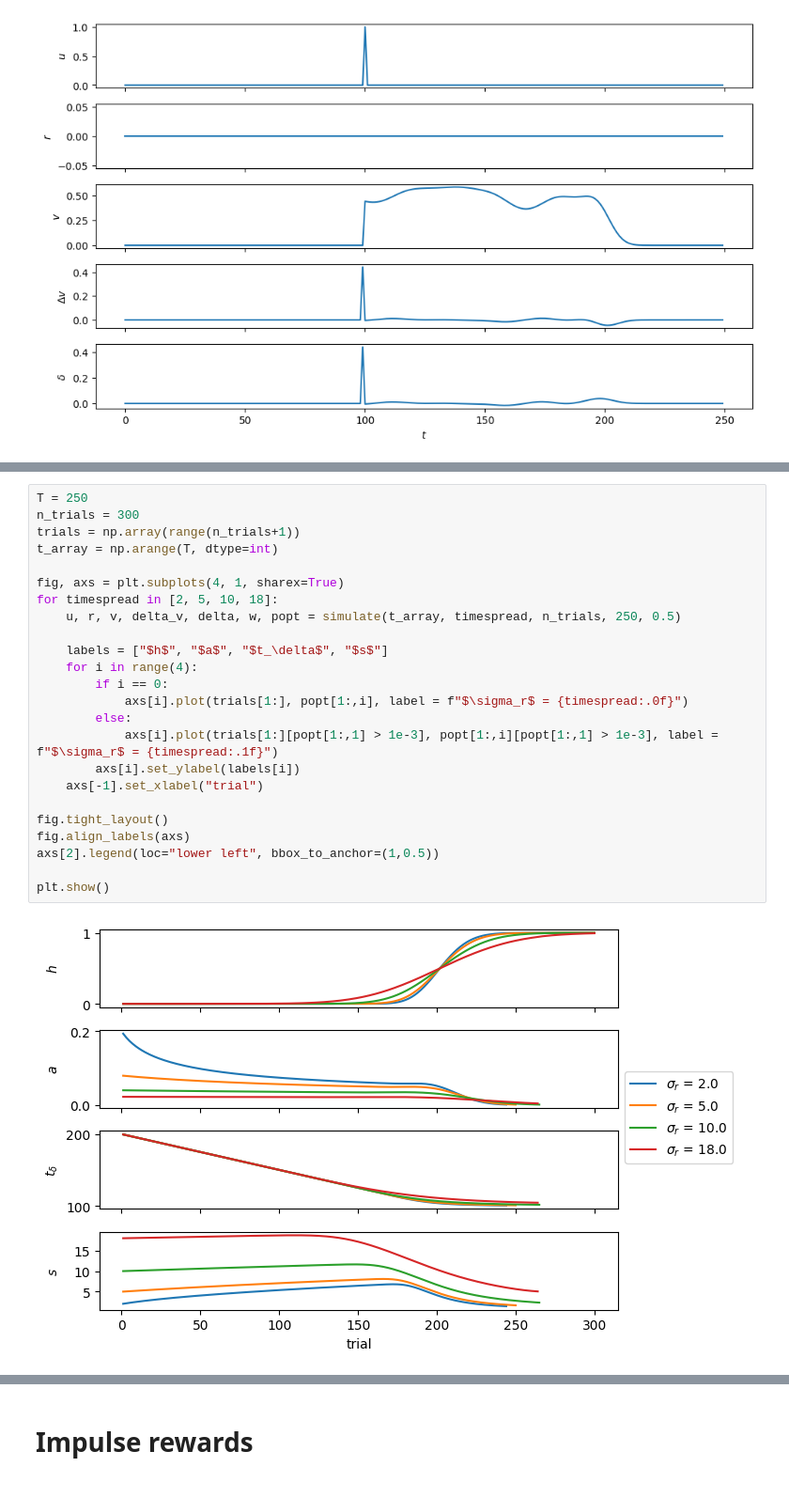
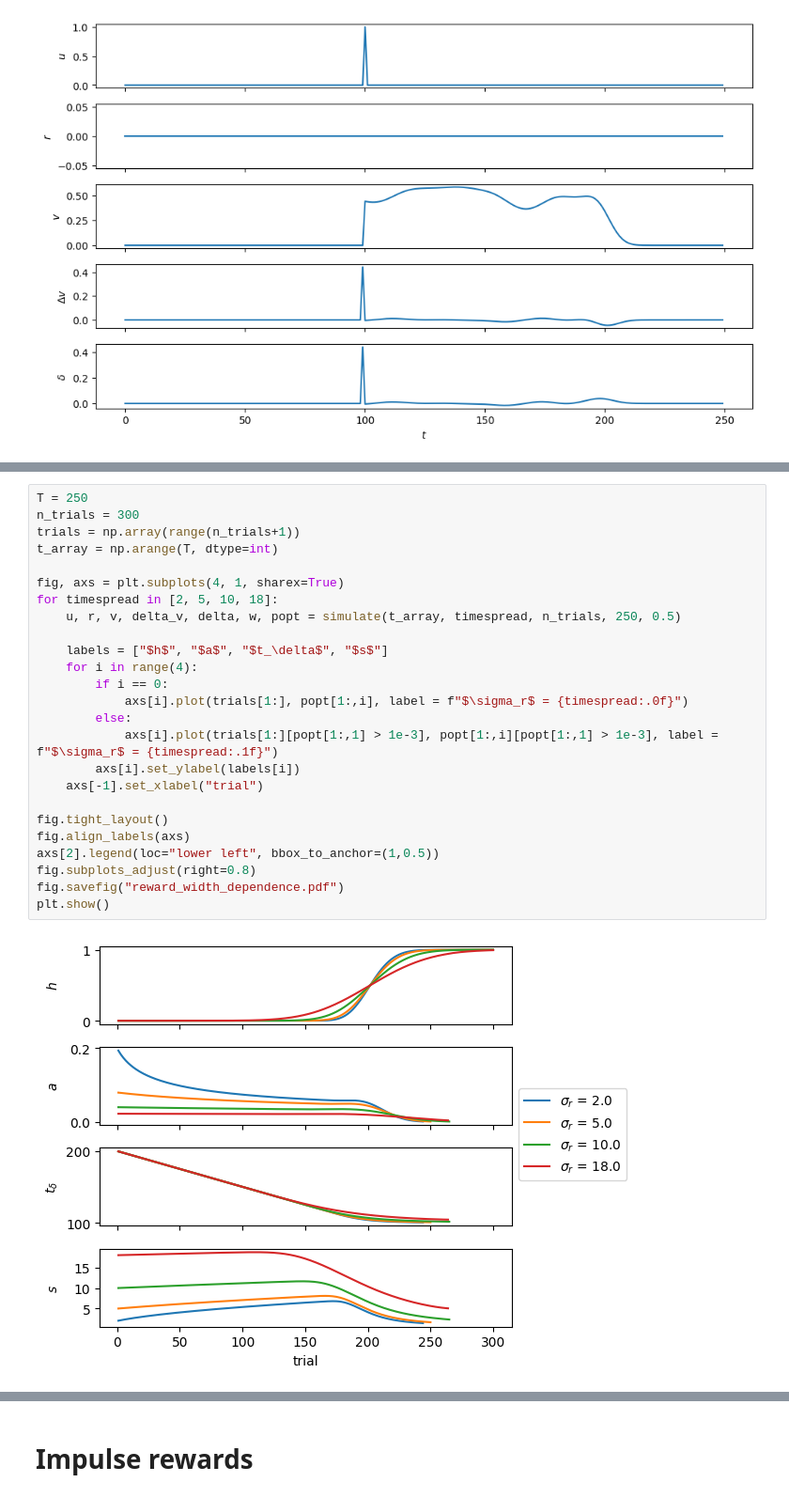
Before and after one commit to mavoeh/RL_hw1, a Jupyter notebook: homework1.ipynb, the cells around one changed output, grey strips where cells are left out. Shown at 94% size. Drawn from its saved outputs; the diff is of its cells as text.

```diff
--- a/homework1.ipynb
+++ b/homework1.ipynb
@@ -207,26 +228,27 @@ plt.show()
 # %%
 T = 250
 n_trials = 300
 trials = np.array(range(n_trials+1))
 t_array = np.arange(T, dtype=int)
 
 fig, axs = plt.subplots(4, 1, sharex=True)
 for timespread in [2, 5, 10, 18]:
     u, r, v, delta_v, delta, w, popt = simulate(t_array, timespread, n_trials, 250, 0.5)
 
     labels = ["$h$", "$a$", "$t_\delta$", "$s$"]
     for i in range(4):
         if i == 0:
             axs[i].plot(trials[1:], popt[1:,i], label = f"$\sigma_r$ = {timespread:.0f}")
         else:
             axs[i].plot(trials[1:][popt[1:,1] > 1e-3], popt[1:,i][popt[1:,1] > 1e-3], label = f"$\sigma_r$ = {timespread:.1f}")
         axs[i].set_ylabel(labels[i])
     axs[-1].set_xlabel("trial")
 
 fig.tight_layout()
 fig.align_labels(axs)
 axs[2].legend(loc="lower left", bbox_to_anchor=(1,0.5))
-
+fig.subplots_adjust(right=0.8)
+fig.savefig("reward_width_dependence.pdf")
 plt.show()
 # %% [output]
-[figure, old version]
+[figure, new version]
```
Also changed, not shown: parts of 14 cells of this notebook, 9 other files.
